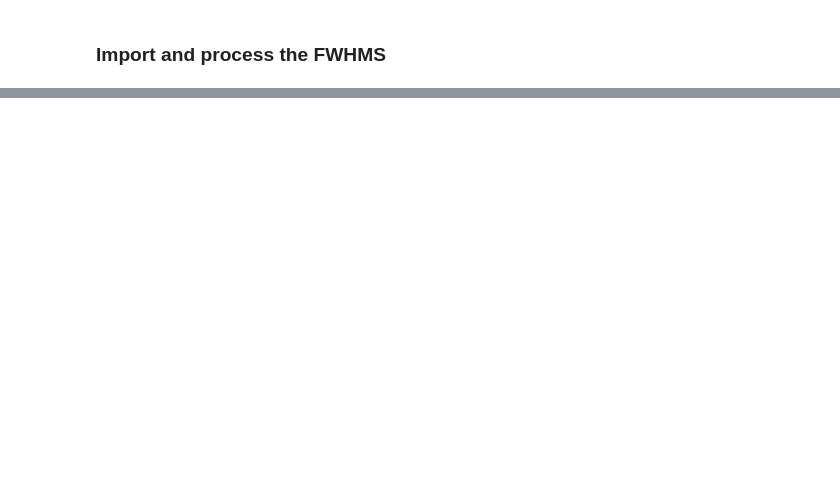
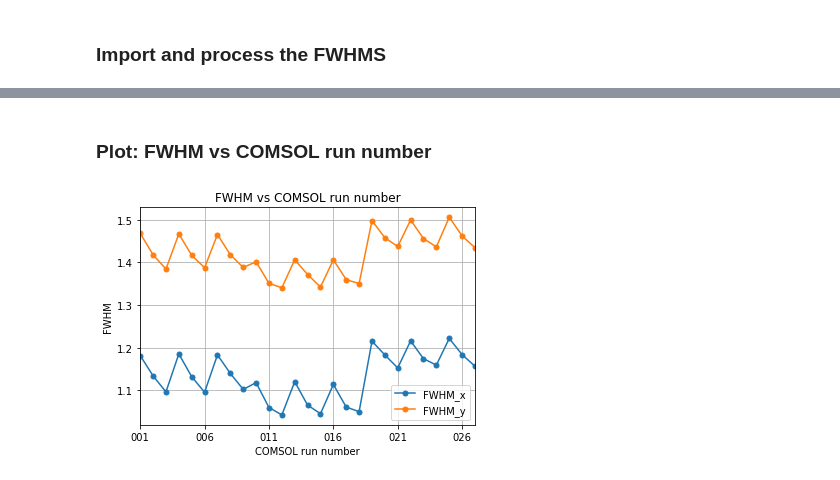
Before and after one commit to kromerh/phd_python, a Jupyter notebook: 03_COMSOL/03_BeamOptics/04_suppression_electrode/02.current_chamber.06.suppr_electrode.comparisonFWHM.ipynb.ipynb, the cells around one changed output, grey strips where cells are left out. Saved outputs shown, nothing was run; the diff lists cells and outputs as text; code cells hidden in the pictures; blank space fills up the shorter version.

```diff
--- a/03_COMSOL/03_BeamOptics/04_suppression_electrode/02.current_chamber.06.suppr_electrode.comparisonFWHM.ipynb.ipynb
+++ b/03_COMSOL/03_BeamOptics/04_suppression_electrode/02.current_chamber.06.suppr_electrode.comparisonFWHM.ipynb.ipynb
@@ -31,0 +34,11 @@ fig_savepath = '/Users/hkromer/02_PhD/02_Data/01_COMSOL/01_IonOptics/02.current_
+# %%
+params = {'ID': ['001', '002', '003', '004', '005', '006', '007', '008', '009', '010', '011', '012', '013', '014', '015', '016', '017', '018', '019', '020', '021', '022', '023', '024', '025', '026', '027'],
+          'inner_diam': [45, 48, 50, 45, 48, 50, 45, 48, 50, 45, 48, 50, 45, 48, 50, 45, 48, 50, 45, 48, 50, 45, 48, 50, 45, 48, 50],
+          'thcknss': [3, 3, 3, 3, 3, 3, 3, 3, 3, 5, 5, 5, 5, 5, 5, 5, 5, 5, 1.5, 1.5, 1.5, 1.5, 1.5, 1.5, 1.5, 1.5, 1.5],
+         'hole_diam': [5, 5, 5, 7.5, 7.5, 7.5, 10, 10, 10, 5, 5, 5, 7.5, 7.5, 7.5, 10, 10, 10, 5, 5, 5, 7.5, 7.5, 7.5, 10, 10, 10]}
+
+df_params = pd.DataFrame(params).set_index('ID')
+
+
+print(df_params)
+print(df_params.info())
@@ -47,0 +99,22 @@ AttributeError: 'DataFrame' object has no attribute 'sort'
+# %% [markdown]
+### Plot: FWHM vs COMSOL run number
+# %%
+_ = df.plot(kind='line', style='.-', y=['FWHM_x', 'FWHM_y'], ms=10)
+# _ = plt.xlim(np.min(df_data['sweep_val'])*1.05, np.max(df_data['sweep_val'])*0.95)
+_ = plt.grid()
+_ = plt.xlabel('COMSOL run number')
+_ = plt.ylabel('FWHM')
+_ = plt.title('FWHM vs COMSOL run number')
+
+
+# save figure
+directory = f'{fig_save_path}/'
+if not os.path.exists(directory):
+    os.makedirs(directory)
+
+filename =  f'{fig_save_path}/comparison_FWHM'
+
+plt.savefig(filename + '.png', dpi=600)
+plt.show()
+# %% [output]
+[figure, added]
```
Also changed, not shown: parts of 13 cells of this notebook.
